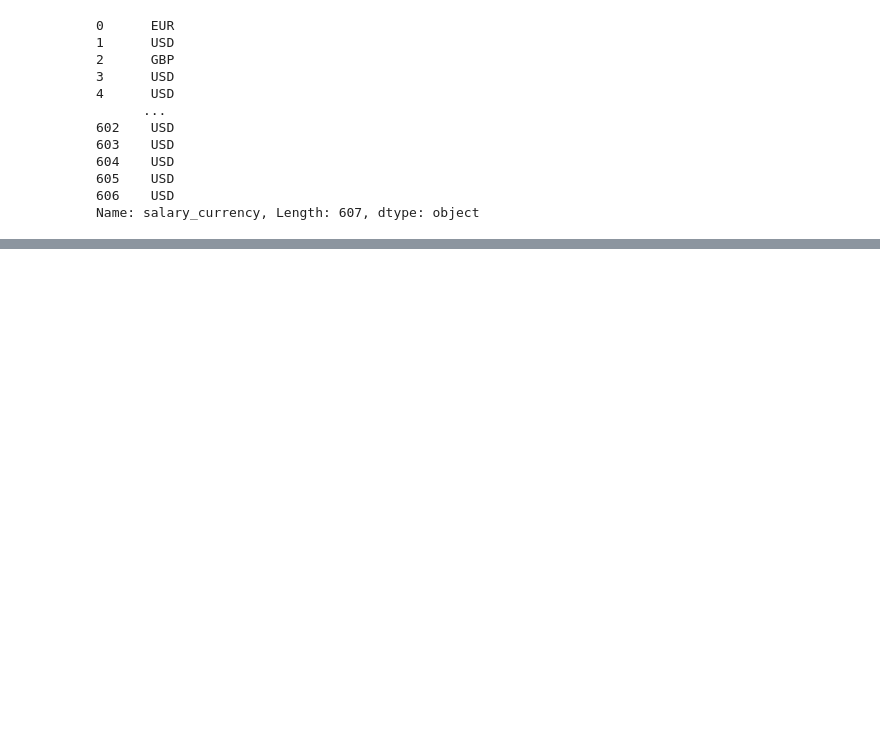
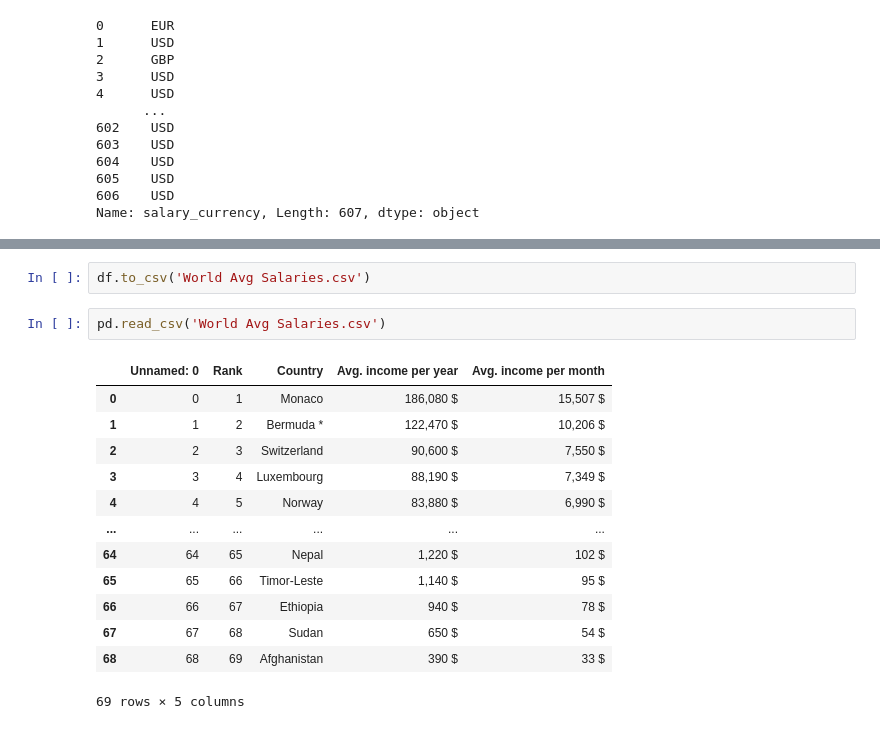
Before and after one commit to annie-maher/UCDPA_ann-marie_devlin, a Jupyter notebook: UCD Project.ipynb, the cells around one changed output, grey strips where cells are left out. Drawn from its saved outputs; the diff is of its cells as text; blank space fills up the shorter version.

```diff
--- a/UCD Project.ipynb
+++ b/UCD Project.ipynb
@@ -59,0 +153,18 @@ Name: salary_currency, Length: 607, dtype: object
+# %%
+df.to_csv('World Avg Salaries.csv')
+# %%
+pd.read_csv('World Avg Salaries.csv')
+# %% [output]
+|  | Unnamed: 0 | Rank | Country | Avg. income per year | Avg. income per month |
+| 0 | 0 | 1 | Monaco | 186,080 $ | 15,507 $ |
+| 1 | 1 | 2 | Bermuda * | 122,470 $ | 10,206 $ |
+| 2 | 2 | 3 | Switzerland | 90,600 $ | 7,550 $ |
+| 3 | 3 | 4 | Luxembourg | 88,190 $ | 7,349 $ |
+| 4 | 4 | 5 | Norway | 83,880 $ | 6,990 $ |
+| ... | ... | ... | ... | ... | ... |
+| 64 | 64 | 65 | Nepal | 1,220 $ | 102 $ |
+| 65 | 65 | 66 | Timor-Leste | 1,140 $ | 95 $ |
+| 66 | 66 | 67 | Ethiopia | 940 $ | 78 $ |
+| 67 | 67 | 68 | Sudan | 650 $ | 54 $ |
+| 68 | 68 | 69 | Afghanistan | 390 $ | 33 $ |
+69 rows × 5 columns
```
Also changed, not shown: parts of 10 cells of this notebook, 1 other file.
